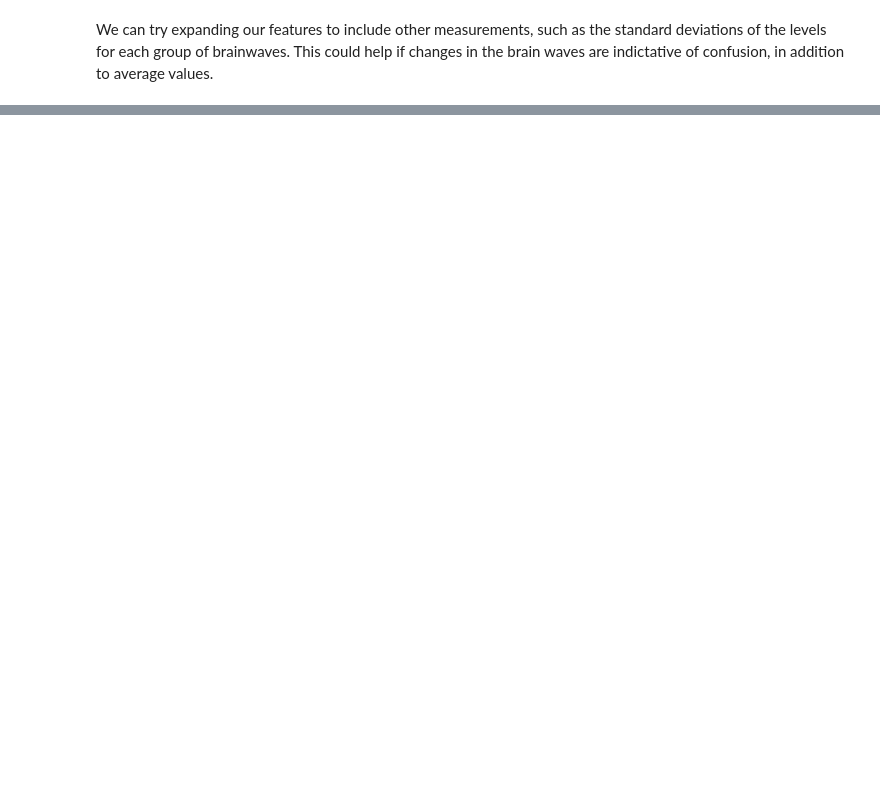
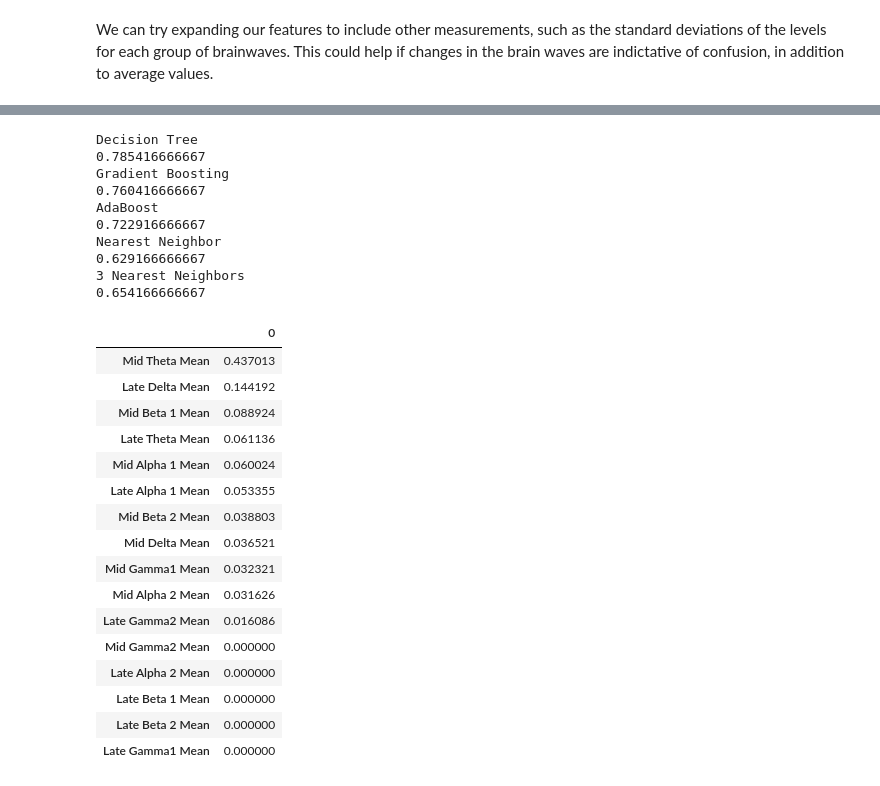
Before and after one commit to nwbvt/udacity-confusion, a Jupyter notebook: Confusion.ipynb, the cells around one changed output, grey strips where cells are left out. Drawn from its saved outputs; the diff is of its cells as text; code cells hidden in the pictures; blank space fills up the shorter version.

```diff
--- a/Confusion.ipynb
+++ b/Confusion.ipynb
@@ -235,0 +266,53 @@ The fact that it was able to correctly determine the confusion levels 70% of the
+# %%
+def mid_f(f):
+    """Run f against of the middle third of the data"""
+    def agg(data):
+        n = len(data)
+        return  f(data[n/3:-n/3])
+    return agg
+
+def late_f(f):
+    """Run f against the last third of the data"""
+    def agg(data):
+        n = len(data)
+        return f(data[-n/3:])
+    return agg
+
+mid_means = sessions.aggregate(mid_f(np.mean))[cols]
+mid_means.columns = ["Mid %s Mean" % col for col in cols]
+late_means = sessions.aggregate(late_f(np.mean))[cols]
+late_means.columns = ["Late %s Mean" % col for col in cols]
+time_split = concat([mid_means, late_means], axis=1)
+time_split_data = (time_split, target)
+
+run_against_algorithms(time_split_data)
+
+show_feature_importances(time_split, target, DecisionTreeClassifier(random_state=42))
+# %% [output]
+Decision Tree
+0.785416666667
+Gradient Boosting
+0.760416666667
+AdaBoost
+0.722916666667
+Nearest Neighbor
+0.629166666667
+3 Nearest Neighbors
+0.654166666667
+|  | 0 |
+| Mid Theta Mean | 0.437013 |
+| Late Delta Mean | 0.144192 |
+| Mid Beta 1 Mean | 0.088924 |
+| Late Theta Mean | 0.061136 |
+| Mid Alpha 1 Mean | 0.060024 |
+| Late Alpha 1 Mean | 0.053355 |
+| Mid Beta 2 Mean | 0.038803 |
+| Mid Delta Mean | 0.036521 |
+| Mid Gamma1 Mean | 0.032321 |
+| Mid Alpha 2 Mean | 0.031626 |
+| Late Gamma2 Mean | 0.016086 |
+| Mid Gamma2 Mean | 0.000000 |
+| Late Alpha 2 Mean | 0.000000 |
+| Late Beta 1 Mean | 0.000000 |
+| Late Beta 2 Mean | 0.000000 |
+| Late Gamma1 Mean | 0.000000 |
```
Also changed, not shown: parts of 35 cells of this notebook.
